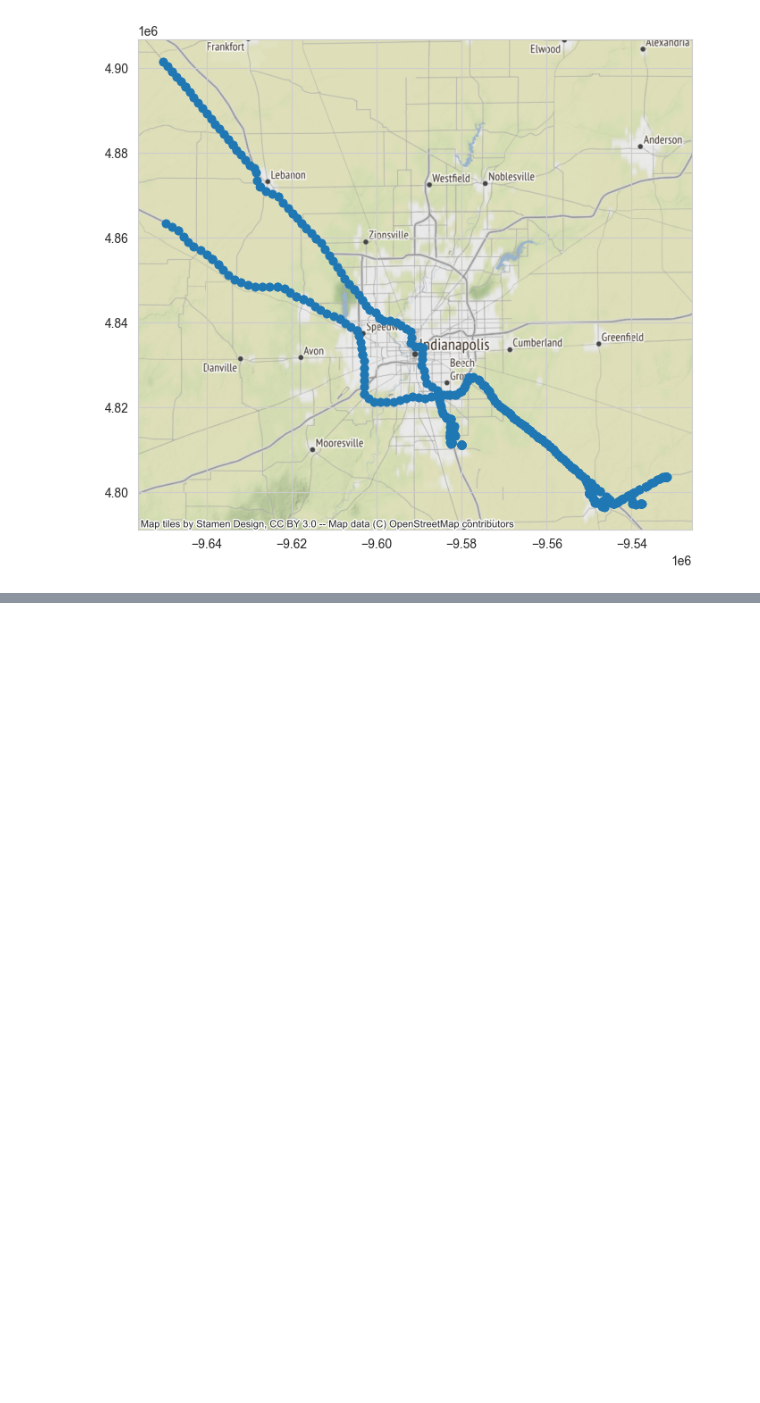
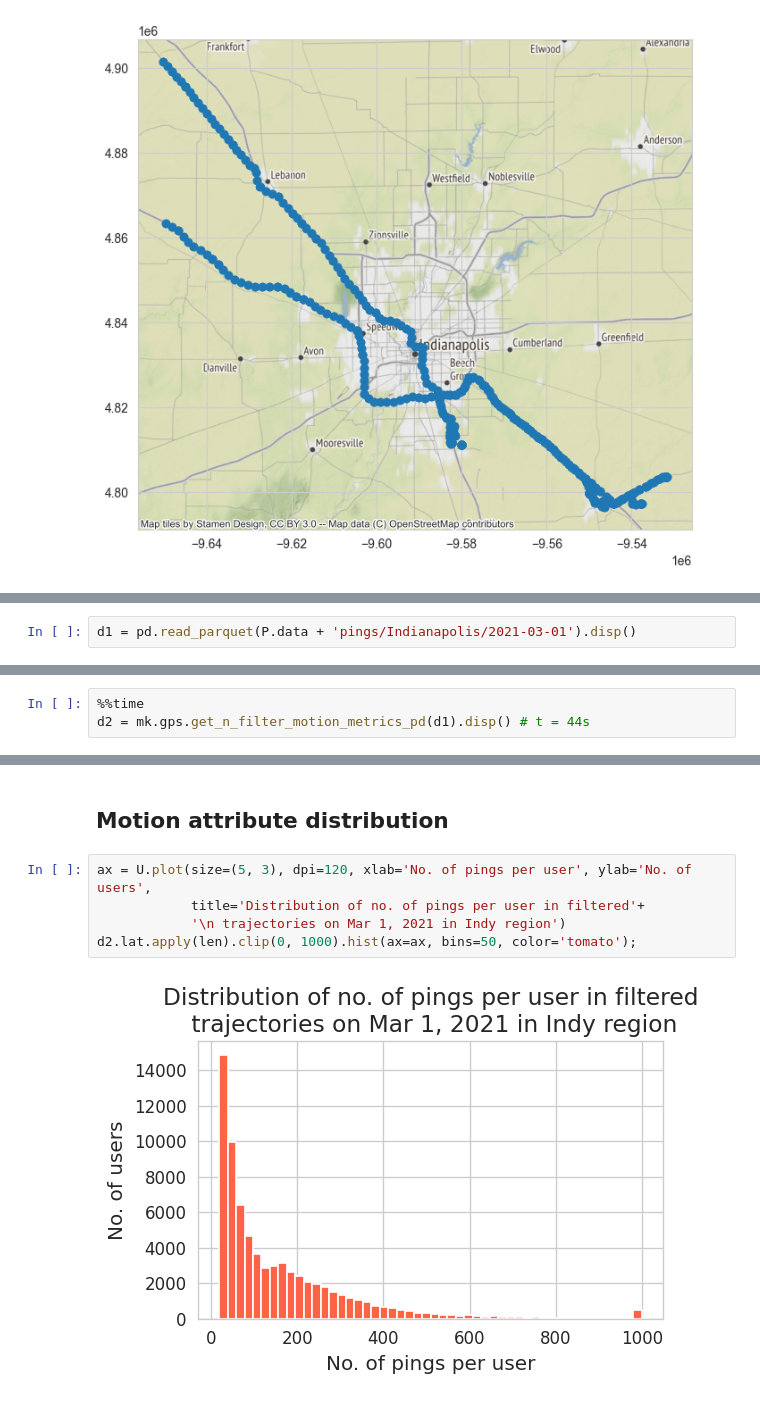
Before and after one commit to rvanxer/home_detection, a Jupyter notebook: code/2_Prepare_pings.ipynb, the cells around one changed output, grey strips where cells are left out. Cells and saved outputs as stored; diff of their text form; blank space fills up the shorter version.

Commit message:
Updated notebooks, removed figures and tex folder

```diff
--- a/code/2_Prepare_pings.ipynb
+++ b/code/2_Prepare_pings.ipynb
@@ -462,0 +403,2 @@ java.io.IOException: Failed to delete: /tmp/blockmgr-66c2f596-f90d-466f-9167-a1d
+# %%
+d1 = pd.read_parquet(P.data + 'pings/Indianapolis/2021-03-01').disp()
@@ -462,0 +410,3 @@ java.io.IOException: Failed to delete: /tmp/blockmgr-66c2f596-f90d-466f-9167-a1d
+# %%
+%%time
+d2 = mk.gps.get_n_filter_motion_metrics_pd(d1).disp() # t = 44s
@@ -462,0 +420,9 @@ java.io.IOException: Failed to delete: /tmp/blockmgr-66c2f596-f90d-466f-9167-a1d
+# %% [markdown]
+## Motion attribute distribution
+# %%
+ax = U.plot(size=(5, 3), dpi=120, xlab='No. of pings per user', ylab='No. of users',
+            title='Distribution of no. of pings per user in filtered'+
+            '\n trajectories on Mar 1, 2021 in Indy region')
+d2.lat.apply(len).clip(0, 1000).hist(ax=ax, bins=50, color='tomato');
+# %% [output]
+[figure, added]
```
Also changed, not shown: parts of 49 cells of this notebook, 44 other files.
